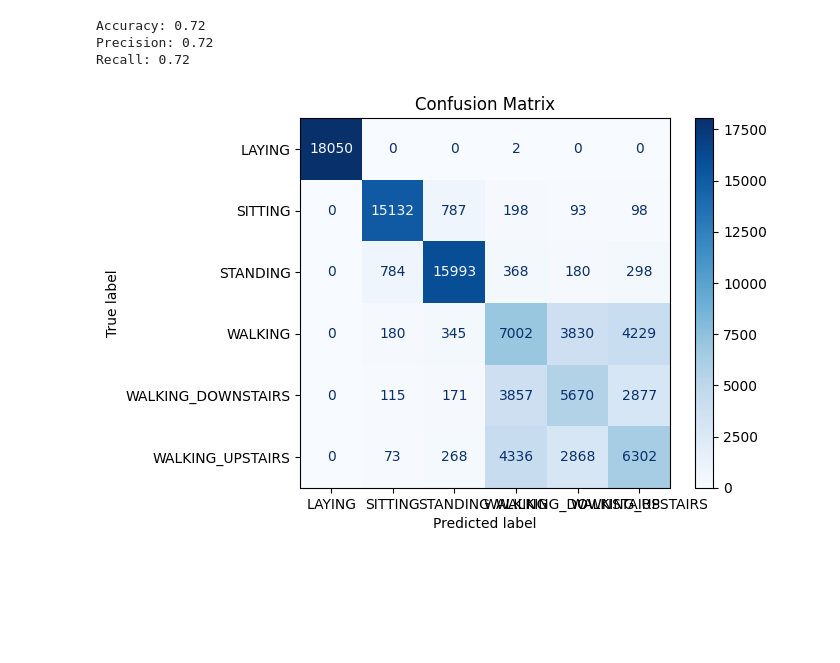
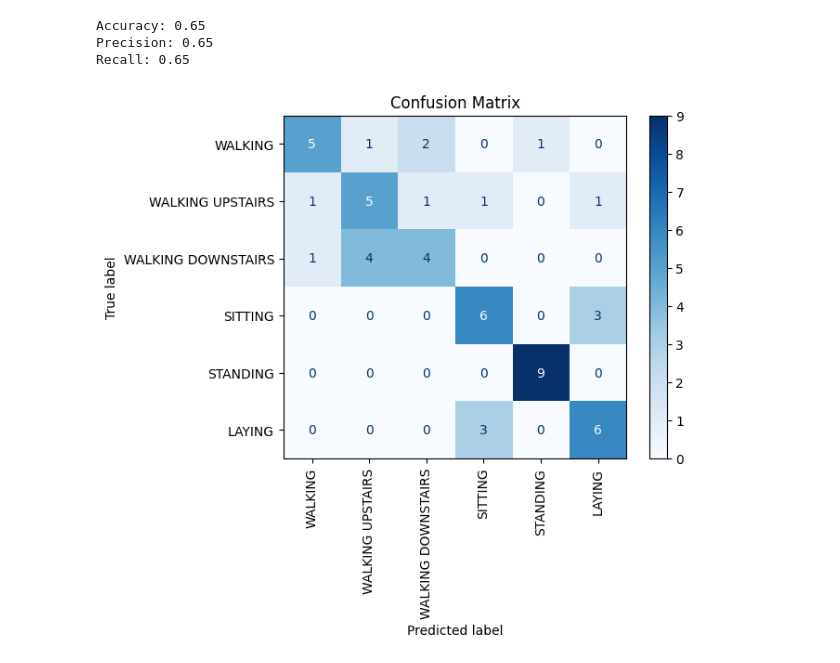
Before and after one commit to PankajGadhwal/ML-Projects, a Jupyter notebook: A1/HAR/Q2.ipynb, the cells around one changed output. Cells and saved outputs as stored; diff of their text form; code cells hidden in the pictures; blank space fills up the shorter version.

```diff
--- a/A1/HAR/Q2.ipynb
+++ b/A1/HAR/Q2.ipynb
@@ -33,44 +17,37 @@ y_train = np.array(y_train)
-# %%
-X_test = []
-y_test = []
-
-for category in os.listdir(test_dir):
-    category_path = os.path.join(test_dir, category)
-    if os.path.isdir(category_path):
-        for file_name in os.listdir(category_path):
-            if file_name.endswith('.csv'):
-                file_path = os.path.join(category_path, file_name)
-                if headers is None:
-                    headers = pd.read_csv(file_path, nrows=1).columns.tolist()
-                df = pd.read_csv(file_path)
-                X_test.append(df.values)
-                y_test.extend([category] * len(df))
-
-X_test = np.vstack(X_test)
-y_test = np.array(y_test)
+# %%
+activity = {
+    1: "WALKING",
+    2: "WALKING UPSTAIRS",
+    3: "WALKING DOWNSTAIRS",
+    4: "SITTING",
+    5: "STANDING",
+    6: "LAYING"
+}
 # %%
-X_train_split, X_test_split, y_train_split, y_test_split = train_test_split(X_train, y_train, test_size=0.2, random_state=42)
+X_train_total_acc = np.sum(X_train**2, axis=2)
+X_test_total_acc = np.sum(X_test**2, axis=2)
 
 model = DecisionTreeClassifier(random_state=42)
-model.fit(X_train_split, y_train_split)
+model.fit(X_train_total_acc, y_train)
 
-y_pred = model.predict(X_test_split)
+y_pred = model.predict(X_test_total_acc)
 
-accuracy = accuracy_score(y_test_split, y_pred)
-precision = precision_score(y_test_split, y_pred, average='weighted')
-recall = recall_score(y_test_split, y_pred, average='weighted')
-conf_matrix = confusion_matrix(y_test_split, y_pred)
+accuracy = accuracy_score(y_test, y_pred)
+precision = precision_score(y_test, y_pred, average='weighted')
+recall = recall_score(y_test, y_pred, average='weighted')
+conf_matrix = confusion_matrix(y_test, y_pred)
 
 print(f'Accuracy: {accuracy:.2f}')
 print(f'Precision: {precision:.2f}')
 print(f'Recall: {recall:.2f}')
 
-disp = ConfusionMatrixDisplay(confusion_matrix=conf_matrix, display_labels=model.classes_)
+disp = ConfusionMatrixDisplay(confusion_matrix=conf_matrix, display_labels=activity.values())
 disp.plot(cmap=plt.cm.Blues)
+plt.xticks(rotation=90)
 plt.title('Confusion Matrix')
 plt.show()
 # %% [output]
-Accuracy: 0.72
-Precision: 0.72
-Recall: 0.72
+Accuracy: 0.65
+Precision: 0.65
+Recall: 0.65
-[figure, old version]
+[figure, new version]
```
Also changed, not shown: parts of 6 cells of this notebook, 1 other file.
